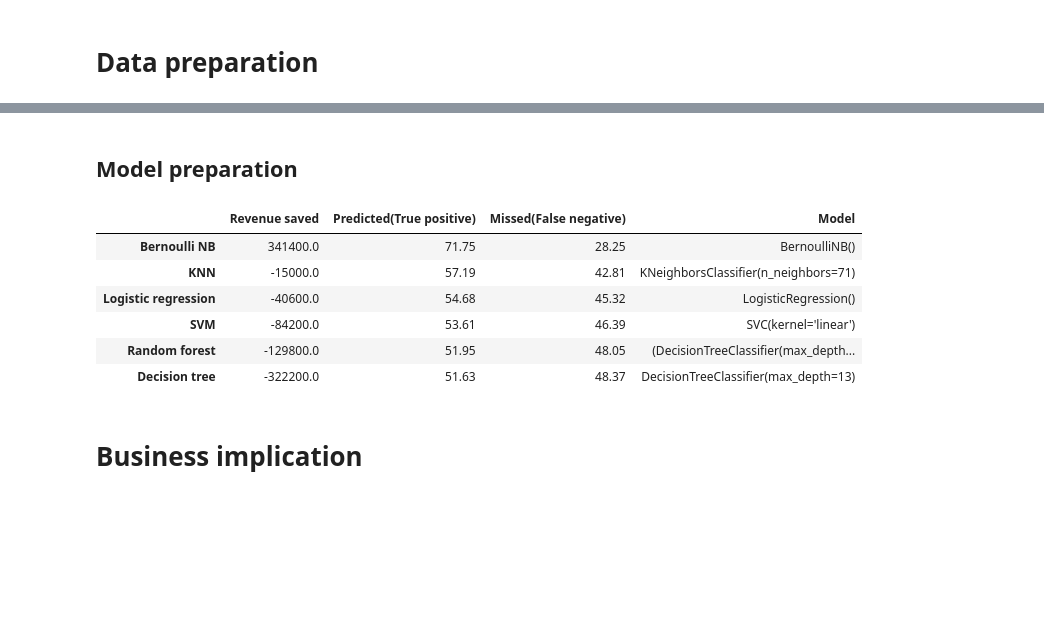
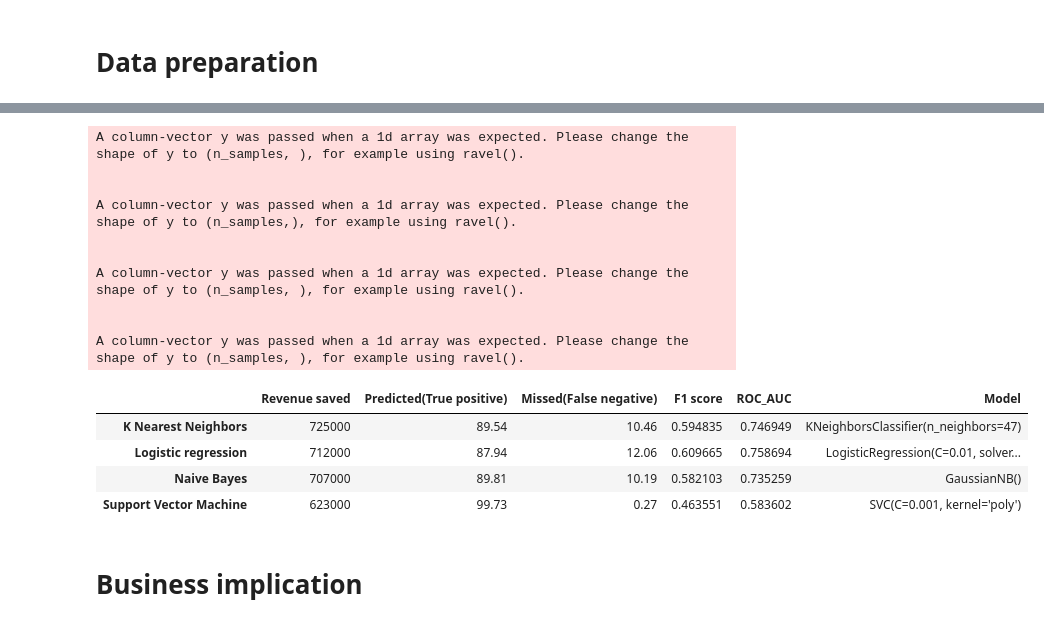
Before and after one commit to AnupamMisra/Data-science-projects, a Jupyter notebook: Customer_churn/customer_churn.ipynb, the cells around one changed output, grey strips where cells are left out. Drawn from its saved outputs; the diff is of its cells as text; code cells hidden in the pictures; blank space fills up the shorter version.

```diff
--- a/Customer_churn/customer_churn.ipynb
+++ b/Customer_churn/customer_churn.ipynb
@@ -223 +202,8 @@ df[['gender', 'SeniorCitizen', 'Partner', 'Dependents',
+# %%
+x_tr, x_te, y_tr,y_te = tts(X,y, test_size=0.2,random_state=42)
+rus = RandomUnderSampler()
+X_train_rus, y_train_rus = rus.fit_resample(x_tr, y_tr)
+scaler = StandardScaler()
+X_train_rus = scaler.fit_transform(X_train_rus)
+X_test = scaler.transform(x_te)
 # %% [markdown]
@@ -261,2 +210,0 @@ def build(model):       #This function returns the recall, missed values and rev
-# %% [markdown]
-## Model preparation
@@ -263,42 +230,41 @@ def build(model):       #This function returns the recall, missed values and rev
+# %%
+#These values were found out using Grid Search
+svm = SVC(kernel='poly', C=0.001)
+g=GaussianNB()
+knnc=KNeighborsClassifier(n_neighbors=47)
+lr=LogisticRegression(solver='liblinear',C=0.01)
 # %%
-from sklearn.tree import DecisionTreeClassifier as DTC
-from sklearn.naive_bayes import BernoulliNB
-from sklearn.neighbors import KNeighborsClassifier
-import math
-from sklearn.ensemble import RandomForestClassifier
-from sklearn.svm import SVC
-from sklearn.linear_model import LogisticRegression
+pred_b,misd_b,f1_b,roc_b,rev_b=build(g)
+pred_knn,misd_knn,f1_knn,roc_knn,rev_knn=build(knnc)
+pred_lr,misd_lr,f1_lr,roc_lr,rev_lr=build(lr)
+pred_svm,misd_svm,f1_svm,roc_svm,rev_svm=build(svm)
 
-dt = DecisionTreeClassifier(max_depth=13)           #Decision tree
-nb= BernoulliNB()                                   #Naive Bayes
-knnc= KNeighborsClassifier(n_neighbors=71)          #KNN classifier
-rf = RandomForestClassifier(max_depth=13, n_jobs=-1)#Random forest classifier
-svm = SVC(kernel="linear")                          #Support vector classifier
-lr=LogisticRegression()                             #Logistic regression classifier
+rev = [rev_svm,rev_b,rev_knn,rev_lr,]
+misd= [misd_svm,misd_b,misd_knn,misd_lr]
+pred= [pred_svm,pred_b,pred_knn,pred_lr]
+f1s= [f1_svm,f1_b,f1_knn,f1_lr]
+rocs= [roc_svm,roc_b,roc_knn,roc_lr]
+mod = ["Support Vector Machine", "Naive Bayes","K Nearest Neighbors","Logistic regression"]
+model = [svm,g,knnc,lr]
 
-pred_dt, misd_dt,rev_dt=build(dt)
-pred_b,misd_b,rev_b=build(nb)
-pred_knn,misd_knn,rev_knn=build(knnc)
-pred_lr,misd_lr,rev_lr=build(lr)
-pred_svm,misd_svm,rev_svm=build(svm)
-pred_rf,misd_rf,rev_rf=build(rf)
-
-rev = [rev_svm,rev_b,rev_dt,rev_knn,rev_lr,rev_rf]
-misd= [misd_svm,misd_b,misd_dt,misd_knn,misd_lr,misd_rf]
-pred= [pred_svm,pred_b,pred_dt,pred_knn,pred_lr,pred_rf]
-mod = ["SVM", "Bernoulli NB","Decision tree","KNN","Logistic regression","Random forest"]
-model = [svm,nb,dt,knnc,lr,rf]
-
-mod = pd.DataFrame({"Revenue saved":rev,"Predicted(True positive)":pred,"Missed(False negative)":misd,"Model":model}, index=mod)
+mod = pd.DataFrame({"Revenue saved":rev,"Predicted(True positive)":pred,"Missed(False negative)":misd,"F1 score":f1s, "ROC_AUC":rocs,"Model":model}, index=mod)
 mod.sort_values(["Revenue saved"], ascending=False,inplace=True)
 mod
 # %% [output]
+A column-vector y was passed when a 1d array was expected. Please change the shape of y to (n_samples, ), for example using ravel().
+
+
+A column-vector y was passed when a 1d array was expected. Please change the shape of y to (n_samples,), for example using ravel().
+
+
+A column-vector y was passed when a 1d array was expected. Please change the shape of y to (n_samples, ), for example using ravel().
+
+
+A column-vector y was passed when a 1d array was expected. Please change the shape of y to (n_samples, ), for example using ravel().
-|  | Revenue saved | Predicted(True positive) | Missed(False negative) | Model |
-| Bernoulli NB | 341400.0 | 71.75 | 28.25 | BernoulliNB() |
-| KNN | -15000.0 | 57.19 | 42.81 | KNeighborsClassifier(n_neighbors=71) |
-| Logistic regression | -40600.0 | 54.68 | 45.32 | LogisticRegression() |
-| SVM | -84200.0 | 53.61 | 46.39 | SVC(kernel='linear') |
-| Random forest | -129800.0 | 51.95 | 48.05 | (DecisionTreeClassifier(max_depth... |
-| Decision tree | -322200.0 | 51.63 | 48.37 | DecisionTreeClassifier(max_depth=13) |
+|  | Revenue saved | Predicted(True positive) | Missed(False negative) | F1 score | ROC_AUC | Model |
+| K Nearest Neighbors | 725000 | 89.54 | 10.46 | 0.594835 | 0.746949 | KNeighborsClassifier(n_neighbors=47) |
+| Logistic regression | 712000 | 87.94 | 12.06 | 0.609665 | 0.758694 | LogisticRegression(C=0.01, solver... |
+| Naive Bayes | 707000 | 89.81 | 10.19 | 0.582103 | 0.735259 | GaussianNB() |
+| Support Vector Machine | 623000 | 99.73 | 0.27 | 0.463551 | 0.583602 | SVC(C=0.001, kernel='poly') |
 # %% [markdown]
 # Business implication
```
Also changed, not shown: parts of 13 cells of this notebook.
